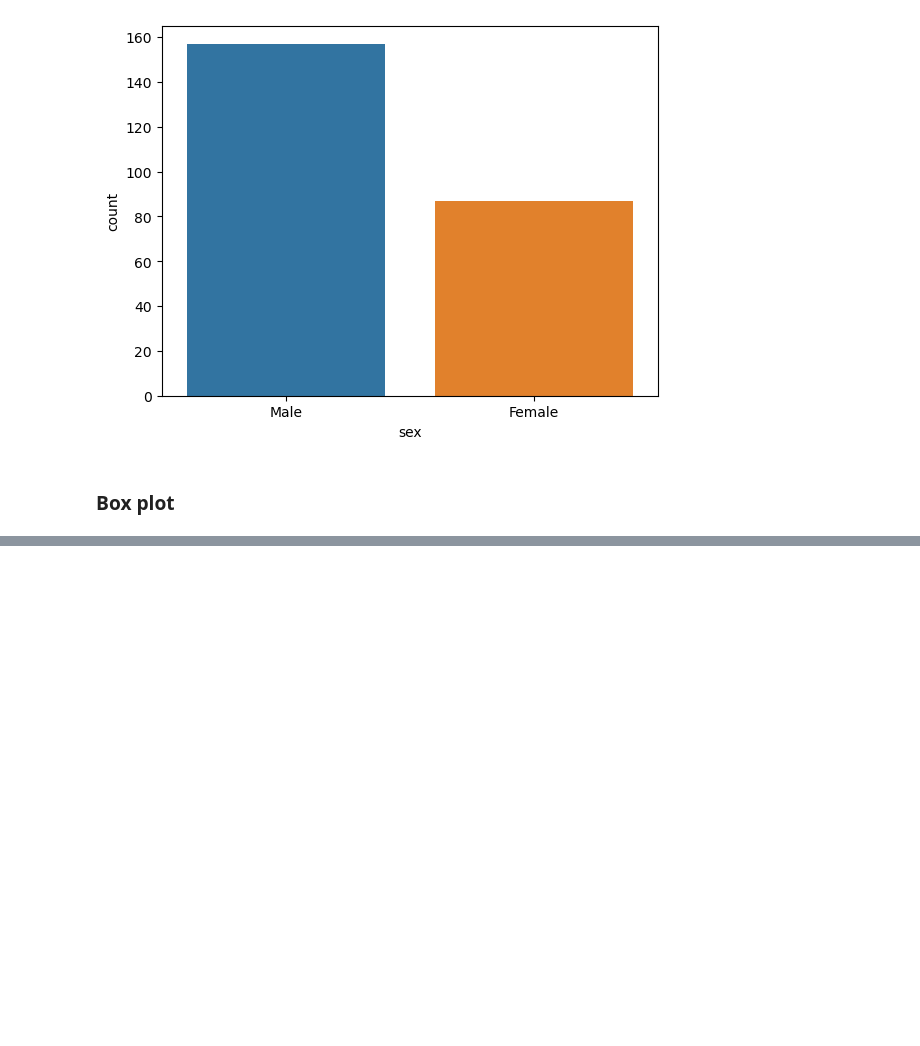
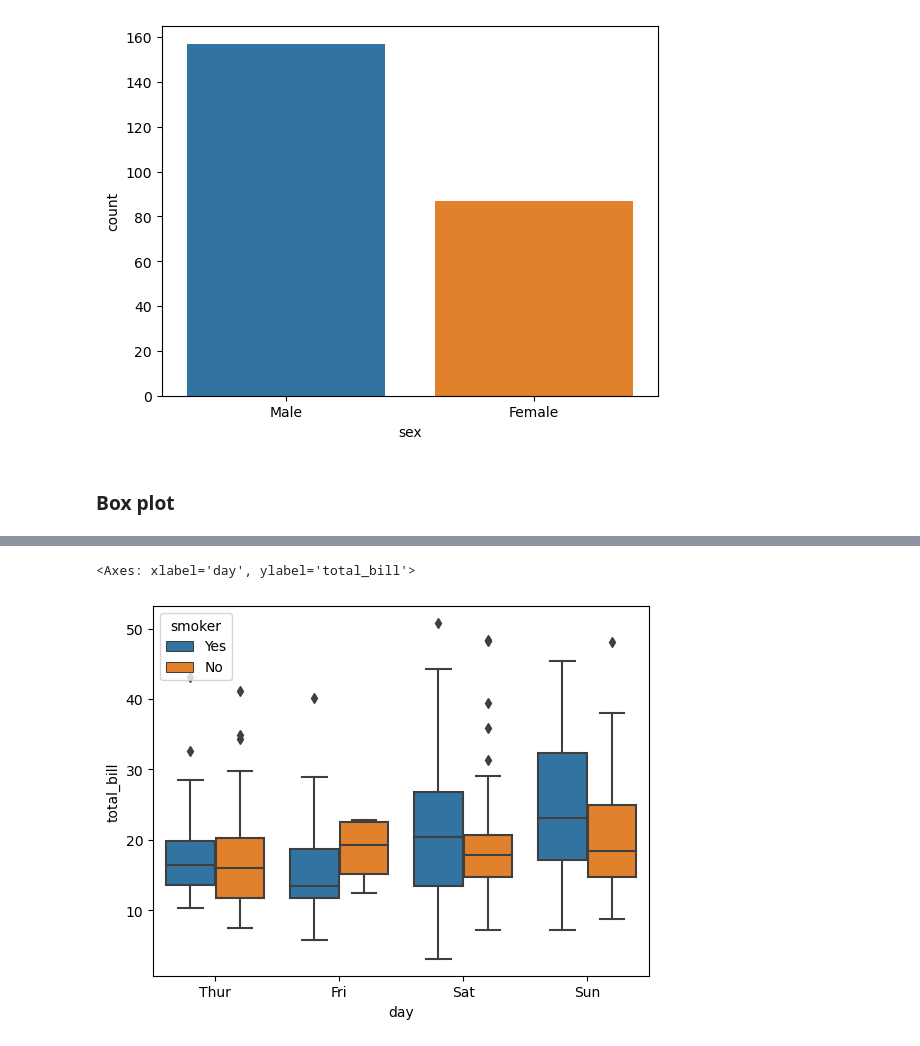
Before and after one commit to fahamin5149/Python-for-DS, a Jupyter notebook: 5-Seaborn/Seaborn.ipynb, the cells around one changed output, grey strips where cells are left out. Drawn from its saved outputs; the diff is of its cells as text; code cells hidden in the pictures; blank space fills up the shorter version.

```diff
--- a/5-Seaborn/Seaborn.ipynb
+++ b/5-Seaborn/Seaborn.ipynb
@@ -175,0 +183,11 @@ sns.boxplot(x='day', y='total_b')
+# %%
+"""
+Now two box plots are drawn for each
+One is the day corresponding the bill given that the person is smoker and
+the second is day to bill given the person is not smoker
+"""
+
+sns.boxplot(x='day', y= 'total_bill', data=tips, hue='smoker')
+# %% [output]
+<Axes: xlabel='day', ylabel='total_bill'>
+[figure, added]
```
Also changed, not shown: parts of 4 cells of this notebook.
